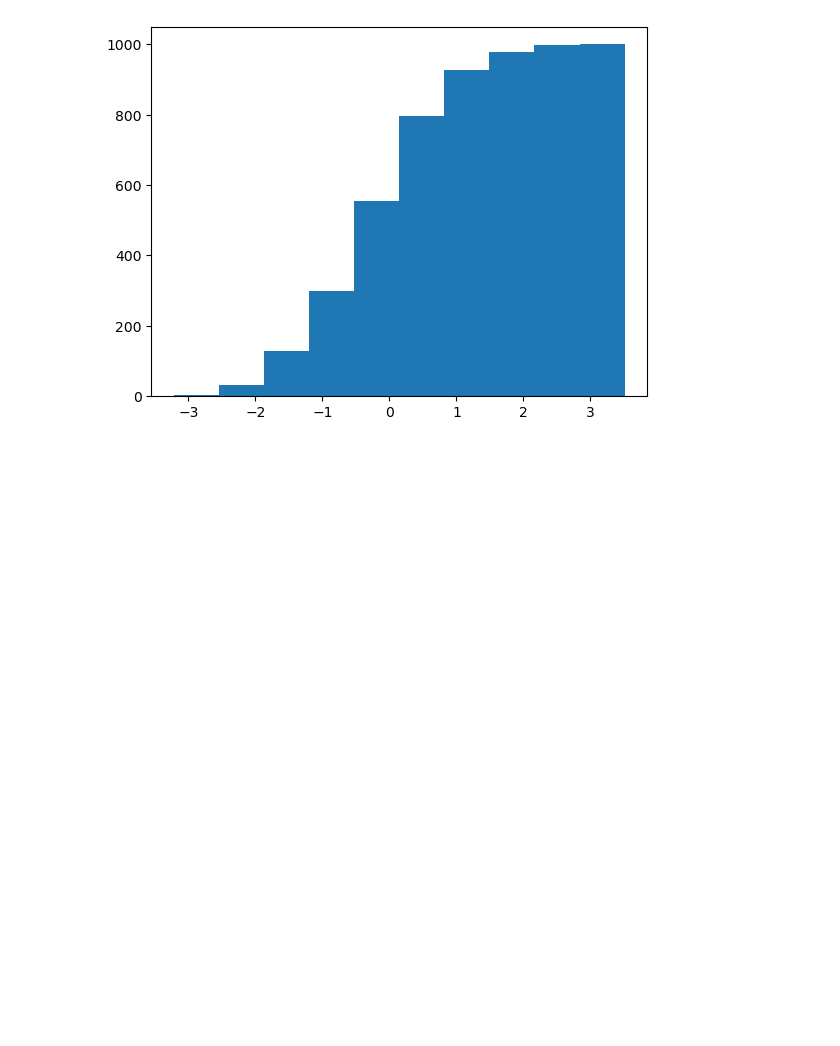
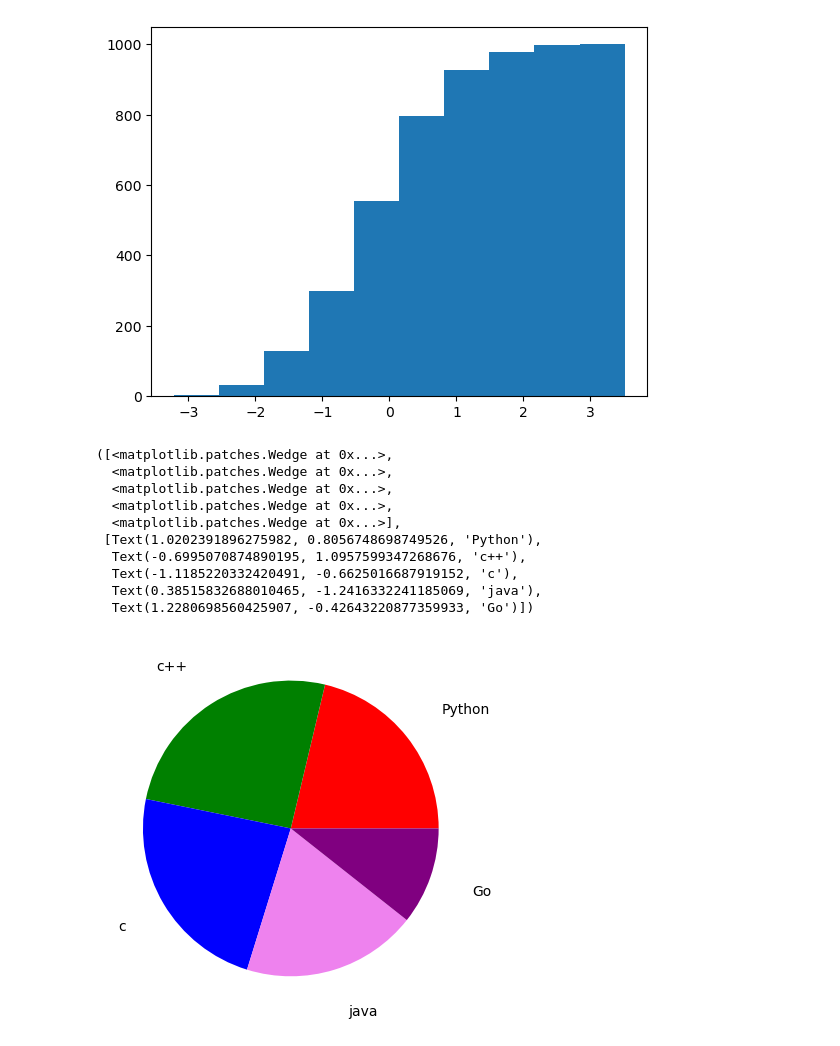
Before and after one commit to basavbamrah/training-sem-7, a Jupyter notebook: basics_5_matplt.ipynb, the cells around one changed output. Saved outputs shown, nothing was run; the diff lists cells and outputs as text; code cells hidden in the pictures; blank space fills up the shorter version.

```diff
--- a/basics_5_matplt.ipynb
+++ b/basics_5_matplt.ipynb
@@ -383,3 +383,22 @@ plt.hist(arr,cumulative=True)
          3.51074294]),
  <BarContainer object of 10 artists>)
 [figure]
+# %%
+# pie chart
+lst = [10, 12, 11, 9, 5]
+dev = ['Python', 'c++', 'c', 'java', 'Go']
+# plt.pie(lst,labels=dev,colors=['red','green','blue','violet','purple'],labeldistance=0.5)
+plt.pie(lst, labels=dev, colors=['red', 'green',
+        'blue', 'violet', 'purple'], labeldistance=1.3)
+# %% [output]
+([<matplotlib.patches.Wedge at 0x...>,
+  <matplotlib.patches.Wedge at 0x...>,
+  <matplotlib.patches.Wedge at 0x...>,
+  <matplotlib.patches.Wedge at 0x...>,
+  <matplotlib.patches.Wedge at 0x...>],
+ [Text(1.0202391896275982, 0.8056748698749526, 'Python'),
+  Text(-0.6995070874890195, 1.0957599347268676, 'c++'),
+  Text(-1.1185220332420491, -0.6625016687919152, 'c'),
+  Text(0.38515832688010465, -1.2416332241185069, 'java'),
+  Text(1.2280698560425907, -0.42643220877359933, 'Go')])
+[figure, added]
```
Also changed, not shown: parts of 6 cells of this notebook, 1 other file.
